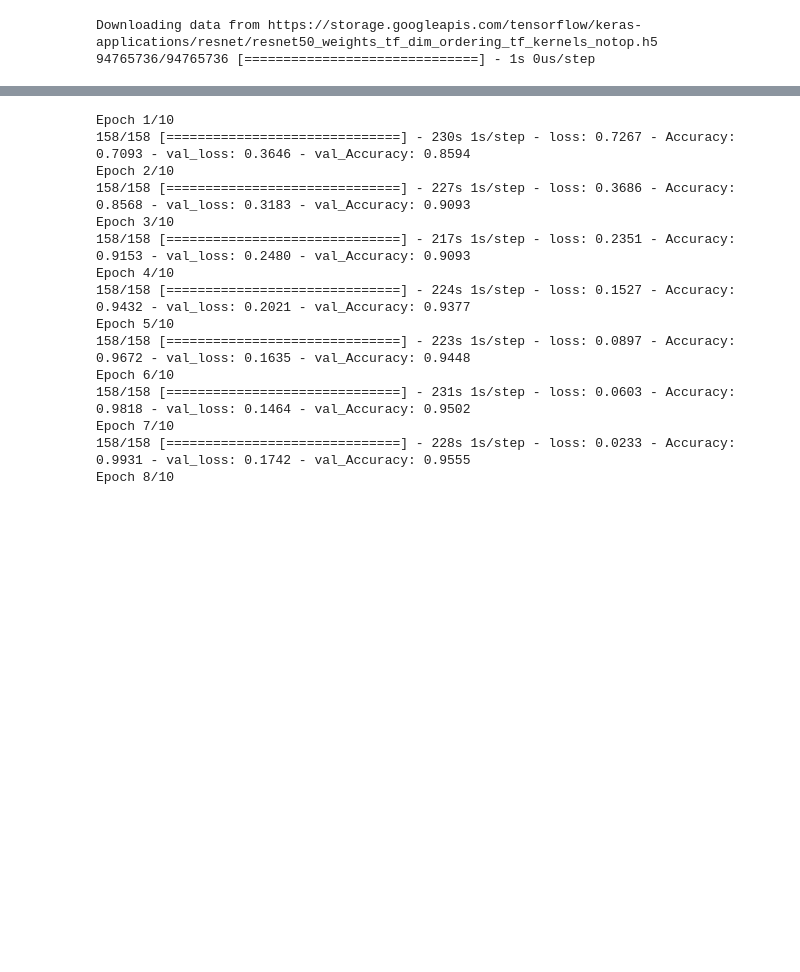
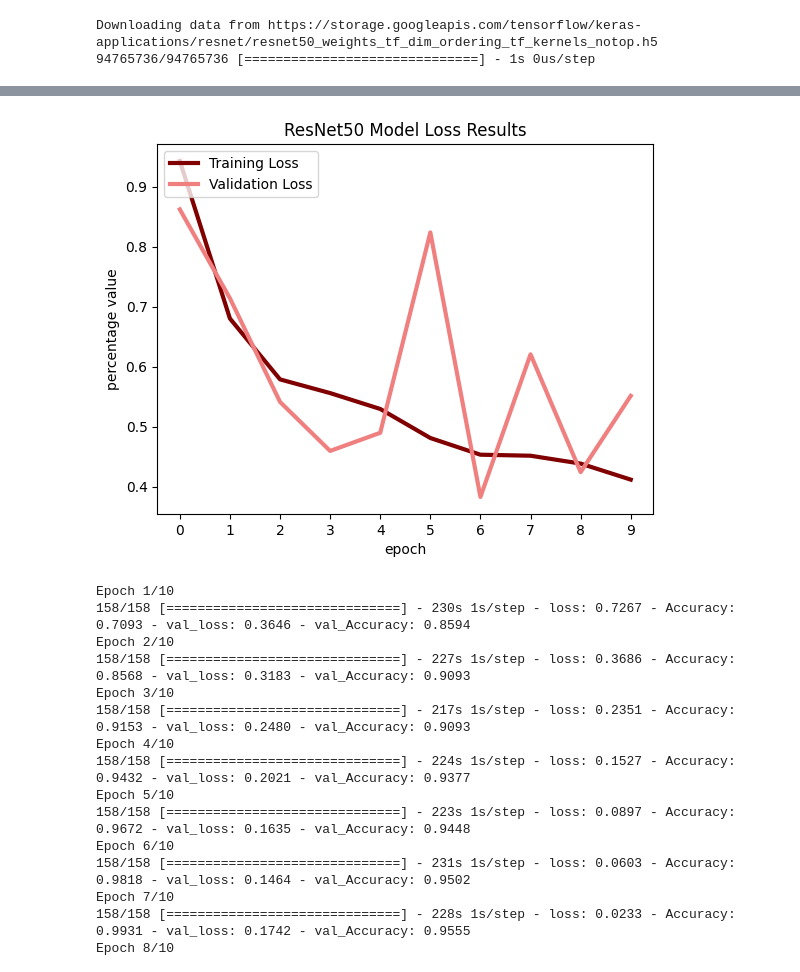
Before and after one commit to rockaguirre/Neuro-140-Project, a Jupyter notebook: neuro140_final_project_aguirre.ipynb, the cells around one changed output, grey strips where cells are left out. Saved outputs shown, nothing was run; the diff lists cells and outputs as text; code cells hidden in the pictures; blank space fills up the shorter version.

```diff
--- a/neuro140_final_project_aguirre.ipynb
+++ b/neuro140_final_project_aguirre.ipynb
@@ -335,12 +339,14 @@ plt.show()
 # %%
-plt.plot(history.history['loss'], 'maroon', linewidth=3)
-plt.plot(history.history['val_loss'], 'lightcoral', linewidth=3)
+plt.plot(second_history.history['loss'], 'maroon', linewidth=3)
+plt.plot(second_history.history['val_loss'], 'lightcoral', linewidth=3)
 plt.title('ResNet50 Model Loss Results')
 plt.xlabel('epoch')
 plt.ylabel('percentage value')
 plt.xticks([x for x in range(epochs)])
 plt.legend(['Training Loss', 'Validation Loss'], loc='upper left')
 plt.show()
+# %% [output]
+[figure, added]
 # %%
 third_model = Sequential()
 
```
Also changed, not shown: parts of 9 cells of this notebook.
